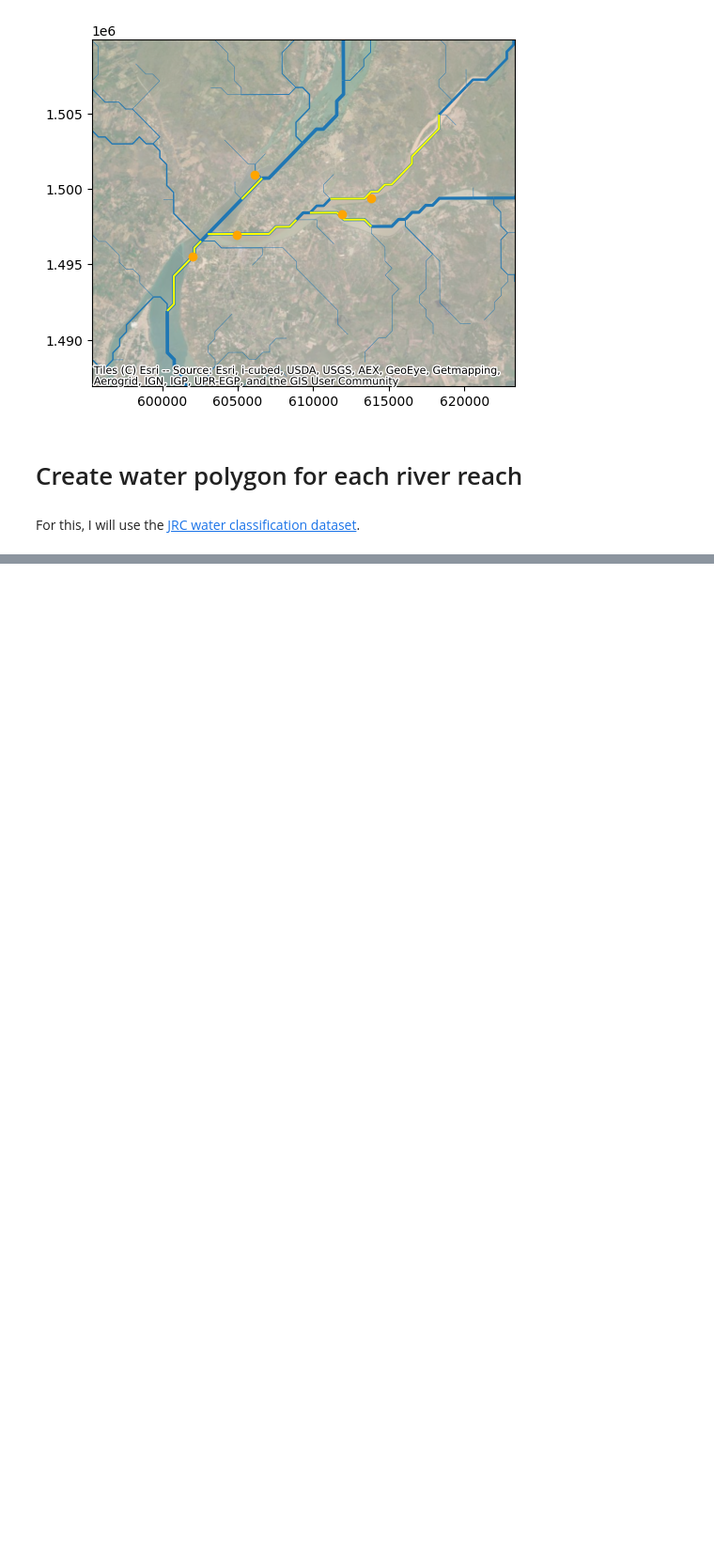
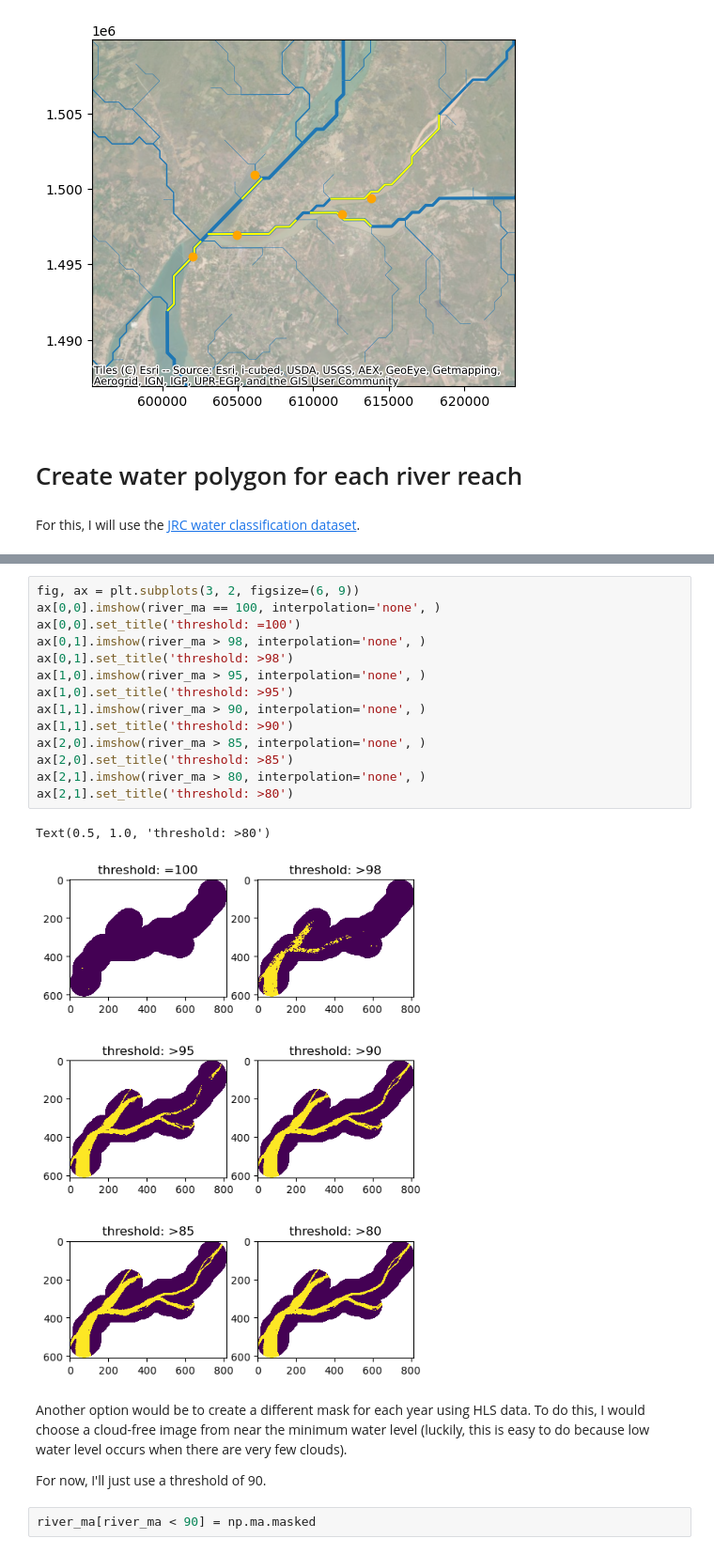
Before and after one commit to UW-GDA/mekong-water-quality, a Jupyter notebook: 01_river_reach_masks.ipynb, the cells around one changed output, grey strips where cells are left out. Shown at 94% size. Cells and saved outputs as stored; diff of their text form; blank space fills up the shorter version.

```diff
--- a/01_river_reach_masks.ipynb
+++ b/01_river_reach_masks.ipynb
@@ -161,0 +182,26 @@ buff.plot(ax=ax, alpha = 0.5, zorder=100)
+# %%
+fig, ax = plt.subplots(3, 2, figsize=(6, 9))
+ax[0,0].imshow(river_ma == 100, interpolation='none', )
+ax[0,0].set_title('threshold: =100')
+ax[0,1].imshow(river_ma > 98, interpolation='none', )
+ax[0,1].set_title('threshold: >98')
+ax[1,0].imshow(river_ma > 95, interpolation='none', )
+ax[1,0].set_title('threshold: >95')
+ax[1,1].imshow(river_ma > 90, interpolation='none', )
+ax[1,1].set_title('threshold: >90')
+ax[2,0].imshow(river_ma > 85, interpolation='none', )
+ax[2,0].set_title('threshold: >85')
+ax[2,1].imshow(river_ma > 80, interpolation='none', )
+ax[2,1].set_title('threshold: >80')
+# %% [output]
+Text(0.5, 1.0, 'threshold: >80')
+[figure, added]
+# %% [markdown]
+Another option would be to create a different mask for each year using
+HLS data. To do this, I would choose a cloud-free image from near the minimum
+water level (luckily, this is easy to do because low water level occurs
+when there are very few clouds).
+
+For now, I'll just use a threshold of 90.
+# %%
+river_ma[river_ma < 90] = np.ma.masked
```
Also changed, not shown: parts of 11 cells of this notebook.
